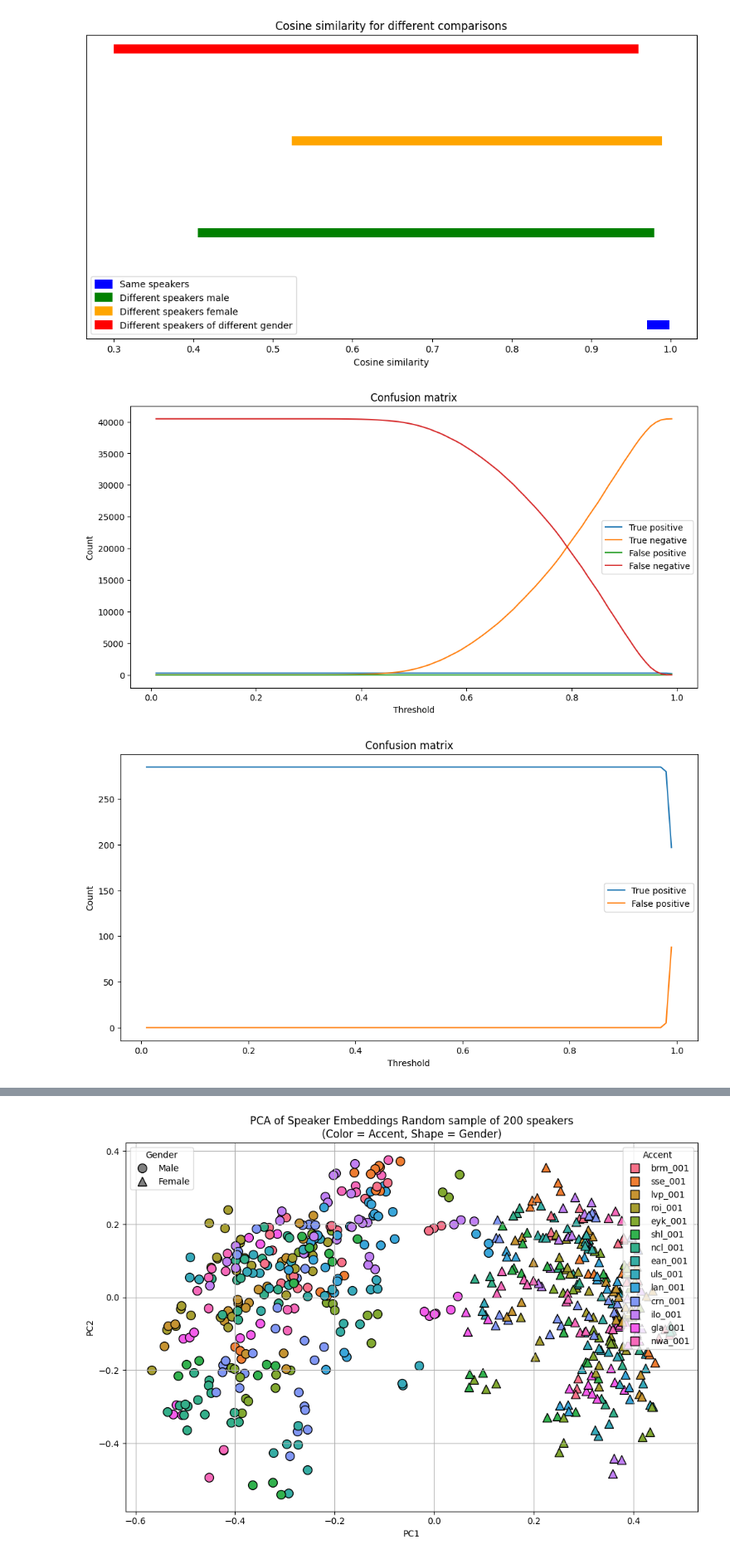
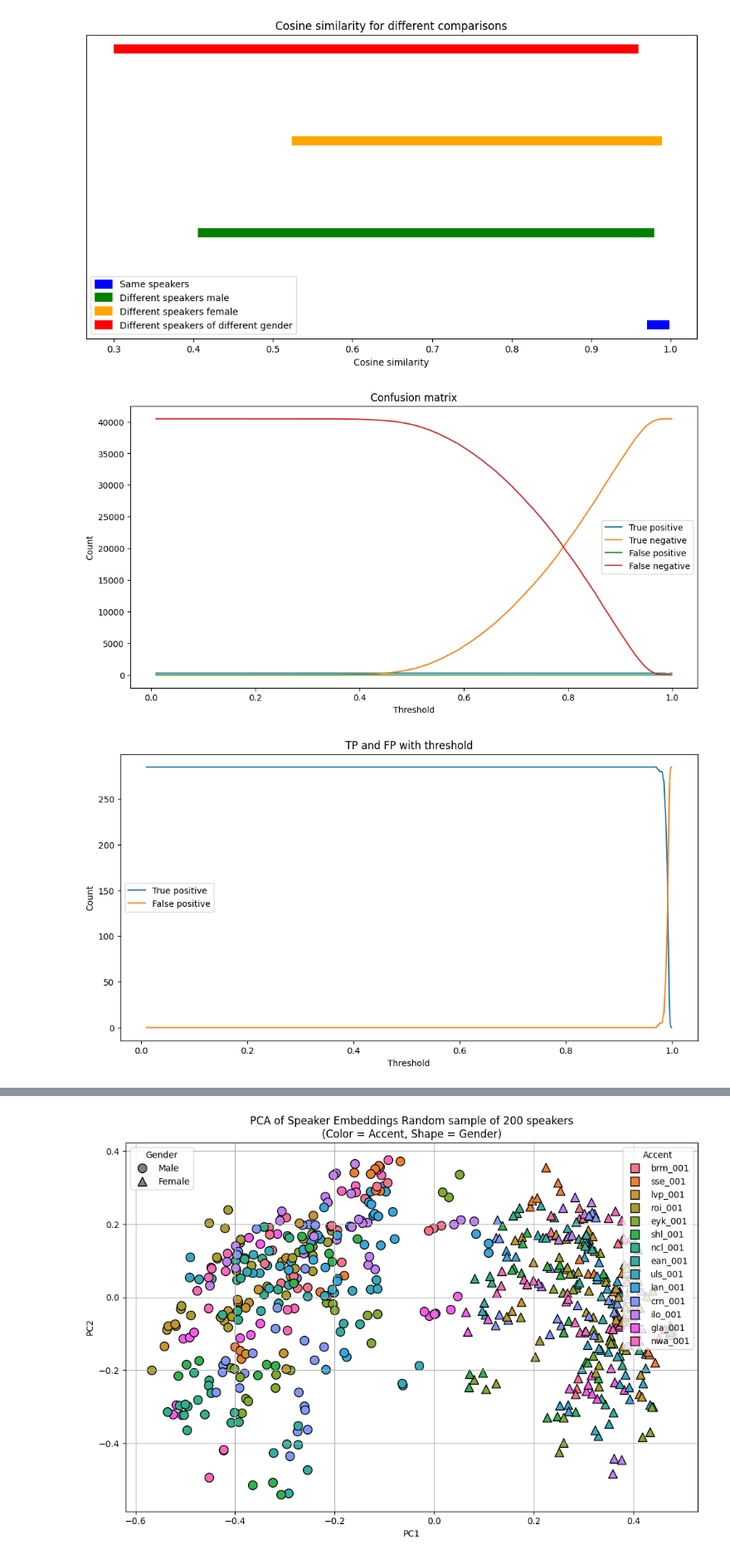
Before and after one commit to carmelgafa/ari5121-project, a Jupyter notebook: VoiceSimilarityAnalysis-code/analysis.ipynb, the cells around one changed output, grey strips where cells are left out. Shown at 83% size. Drawn from its saved outputs; the diff is of its cells as text; code cells hidden in the pictures.

```diff
--- a/VoiceSimilarityAnalysis-code/analysis.ipynb
+++ b/VoiceSimilarityAnalysis-code/analysis.ipynb
@@ -187,7 +183,7 @@ def calculate_metrics(threshold):
 
 
 
-thresholds = np.arange(0.01, 1, 0.01)
+thresholds = np.arange(0.01, 1, 0.001)
 true_positives = []
 true_negatives = []
 false_positives = []
@@ -201,35 +197,35 @@ for threshold in thresholds:
     false_positives.append(fp)
     false_negatives.append(fn)
 
 
 # plot the results
 plt.figure(figsize=(12, 6))
 
 plt.plot(thresholds, true_positives, label='True positive')
 plt.plot(thresholds, true_negatives, label='True negative')
 plt.plot(thresholds, false_positives, label='False positive')
 plt.plot(thresholds, false_negatives, label='False negative')
 
 plt.xlabel('Threshold')
 plt.ylabel('Count')
 plt.title('Confusion matrix')
 plt.legend()
 plt.show()
 
 # plot only tp and fp
 plt.figure(figsize=(12, 6))
 
 plt.plot(thresholds, true_positives, label='True positive')
 plt.plot(thresholds, false_positives, label='False positive')
 
 plt.xlabel('Threshold')
 plt.ylabel('Count')
-plt.title('Confusion matrix')
+plt.title('TP and FP with threshold')
 plt.legend()
 plt.show()
 # %% [output]
 [figure]
-[figure, old version]
+[figure, new version]
 # %%
 accuracies = []
 precisions = []
```
Also changed, not shown: parts of 6 cells of this notebook, 18 other files.
